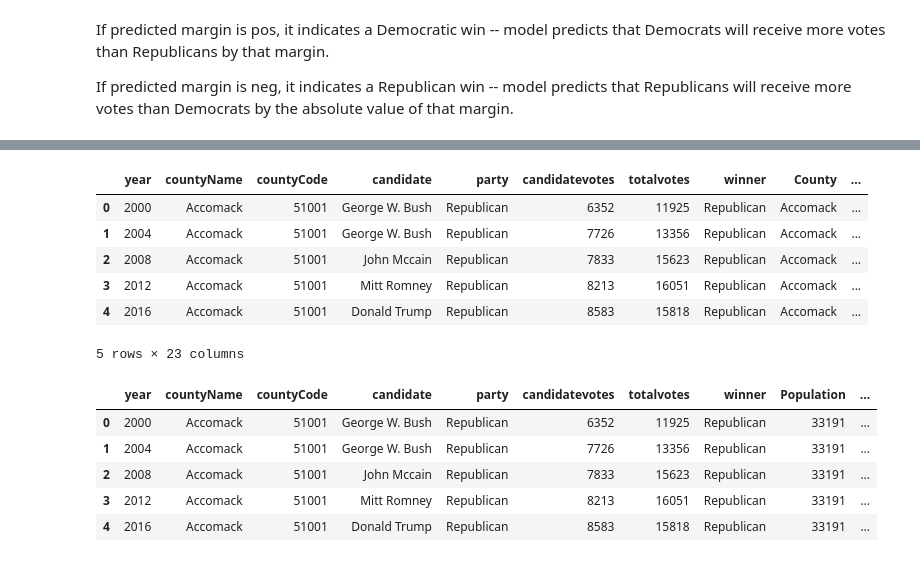
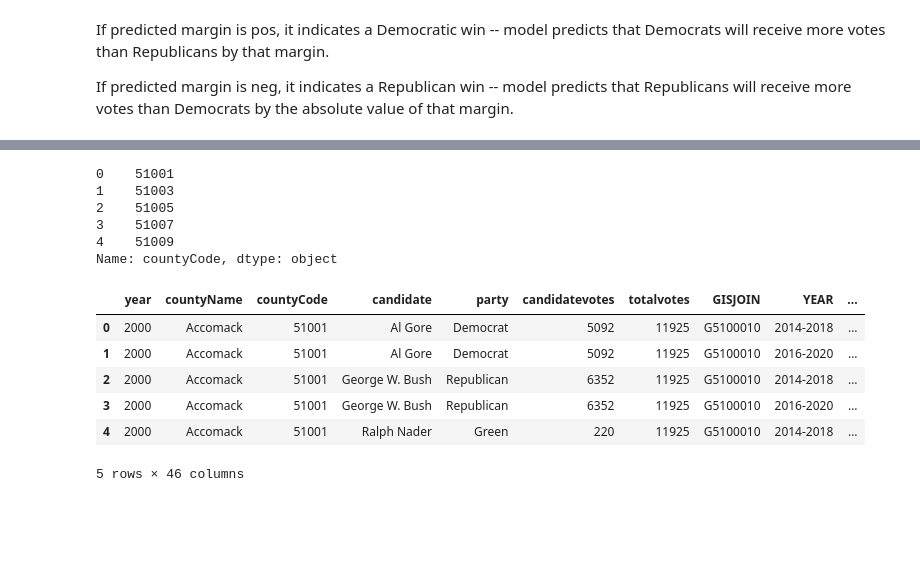
Before and after one commit to kelseymatsik/project_voting, a Jupyter notebook: voting_model_building_tori.ipynb, the cells around one changed output, grey strips where cells are left out. Cells and saved outputs as stored; diff of their text form; code cells hidden in the pictures; blank space fills up the shorter version.

```diff
--- a/voting_model_building_tori.ipynb
+++ b/voting_model_building_tori.ipynb
@@ -121,6 +108,7 @@ df_new.head()
 # %%
 # Renaming columns
 new_var_names = {
+    "COUNTYA": "countyCode",
     "AMPWE002": "white",
     "AMPWE003": "black",
     "AMPWE004": "american_indian_and_alaska_native",
@@ -212,8 +197,0 @@ cdf.rename(columns={'CountyCode':'countyCode'}, inplace=True)
-# %%
-vadf['winner'] = vadf.groupby(['year', 'countyCode'])['candidatevotes'].transform(max) == vadf['candidatevotes']
-# %%
-vadf.loc[vadf['winner'], 'winner'] = vadf['party']
-vadf['winner'] = vadf['winner'].replace({False: None})
-
-# Remove the rows that didn't win
-vadf_winner = vadf.dropna(subset=['winner'])
@@ -348,20 +245,27 @@ df = pd.merge(vadf_winner, cdf, on='countyCode')
-# %%
-df.head(5)
-# %% [output]
-|  | year | countyName | countyCode | candidate | party | candidatevotes | totalvotes | winner | County | ... |
-| 0 | 2000 | Accomack | 51001 | George W. Bush | Republican | 6352 | 11925 | Republican | Accomack | ... |
-| 1 | 2004 | Accomack | 51001 | George W. Bush | Republican | 7726 | 13356 | Republican | Accomack | ... |
-| 2 | 2008 | Accomack | 51001 | John Mccain | Republican | 7833 | 15623 | Republican | Accomack | ... |
-| 3 | 2012 | Accomack | 51001 | Mitt Romney | Republican | 8213 | 16051 | Republican | Accomack | ... |
-| 4 | 2016 | Accomack | 51001 | Donald Trump | Republican | 8583 | 15818 | Republican | Accomack | ... |
-5 rows × 23 columns
-# %%
-df.drop(columns=['Neighborhood1', 'Neighborhood2', 'Neighborhood3', 'Neighborhood4', 'Neighborhood5', 'Neighborhood6', 'Neighborhood7', 'Neighborhood8', 'Neighborhood9', 'Neighborhood10', 'Neighborhood11', 'Neighborhood12', 'County'], inplace=True)
-df.head()
-# %% [output]
-|  | year | countyName | countyCode | candidate | party | candidatevotes | totalvotes | winner | Population | ... |
-| 0 | 2000 | Accomack | 51001 | George W. Bush | Republican | 6352 | 11925 | Republican | 33191 | ... |
-| 1 | 2004 | Accomack | 51001 | George W. Bush | Republican | 7726 | 13356 | Republican | 33191 | ... |
-| 2 | 2008 | Accomack | 51001 | John Mccain | Republican | 7833 | 15623 | Republican | 33191 | ... |
-| 3 | 2012 | Accomack | 51001 | Mitt Romney | Republican | 8213 | 16051 | Republican | 33191 | ... |
-| 4 | 2016 | Accomack | 51001 | Donald Trump | Republican | 8583 | 15818 | Republican | 33191 | ... |
+# %%
+# Ensure COUNTYA is a string, pad with leading zeros if necessary, and prepend '51'
+df_final['countyCode'] = df_final['countyCode'].astype(str).str.zfill(3).apply(lambda x: '51' + x)
+df_final['countyCode'].head()
+# %% [output]
+0    51001
+1    51003
+2    51005
+3    51007
+4    51009
+Name: countyCode, dtype: object
+# %%
+# Convert countyCode to string in both dfs
+vadf['countyCode'] = vadf['countyCode'].astype(int)
+df_final['countyCode'] = df_final['countyCode'].astype(int)
+
+# Merge on countyCode
+combined_df = pd.merge(vadf, df_final, on='countyCode', how='left')
+combined_df.head()
+# %% [output]
+|  | year | countyName | countyCode | candidate | party | candidatevotes | totalvotes | GISJOIN | YEAR | ... |
+| 0 | 2000 | Accomack | 51001 | Al Gore | Democrat | 5092 | 11925 | G5100010 | 2014-2018 | ... |
+| 1 | 2000 | Accomack | 51001 | Al Gore | Democrat | 5092 | 11925 | G5100010 | 2016-2020 | ... |
+| 2 | 2000 | Accomack | 51001 | George W. Bush | Republican | 6352 | 11925 | G5100010 | 2014-2018 | ... |
+| 3 | 2000 | Accomack | 51001 | George W. Bush | Republican | 6352 | 11925 | G5100010 | 2016-2020 | ... |
+| 4 | 2000 | Accomack | 51001 | Ralph Nader | Green | 220 | 11925 | G5100010 | 2014-2018 | ... |
+5 rows × 46 columns
```
Also changed, not shown: parts of 25 cells of this notebook.
